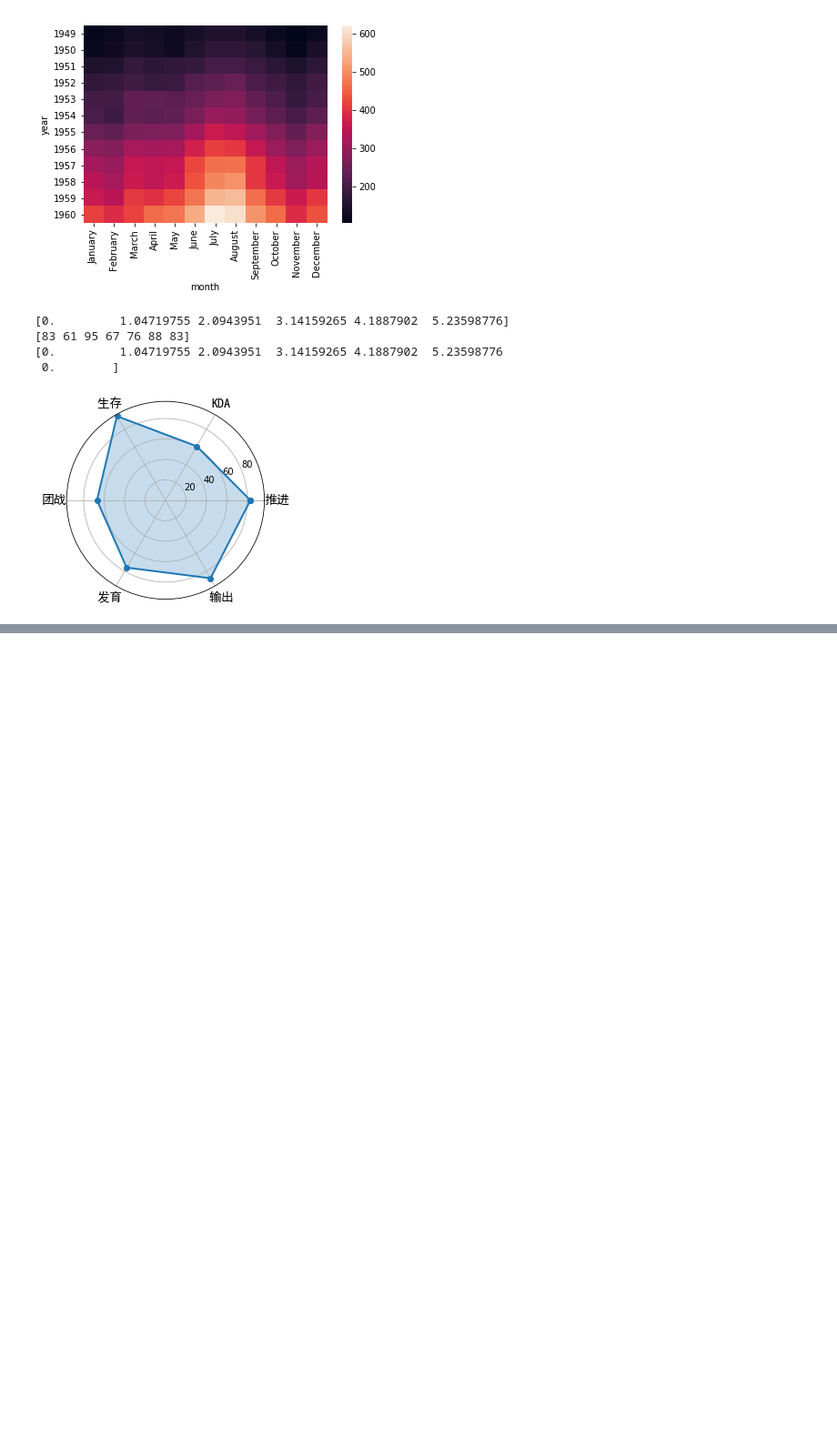
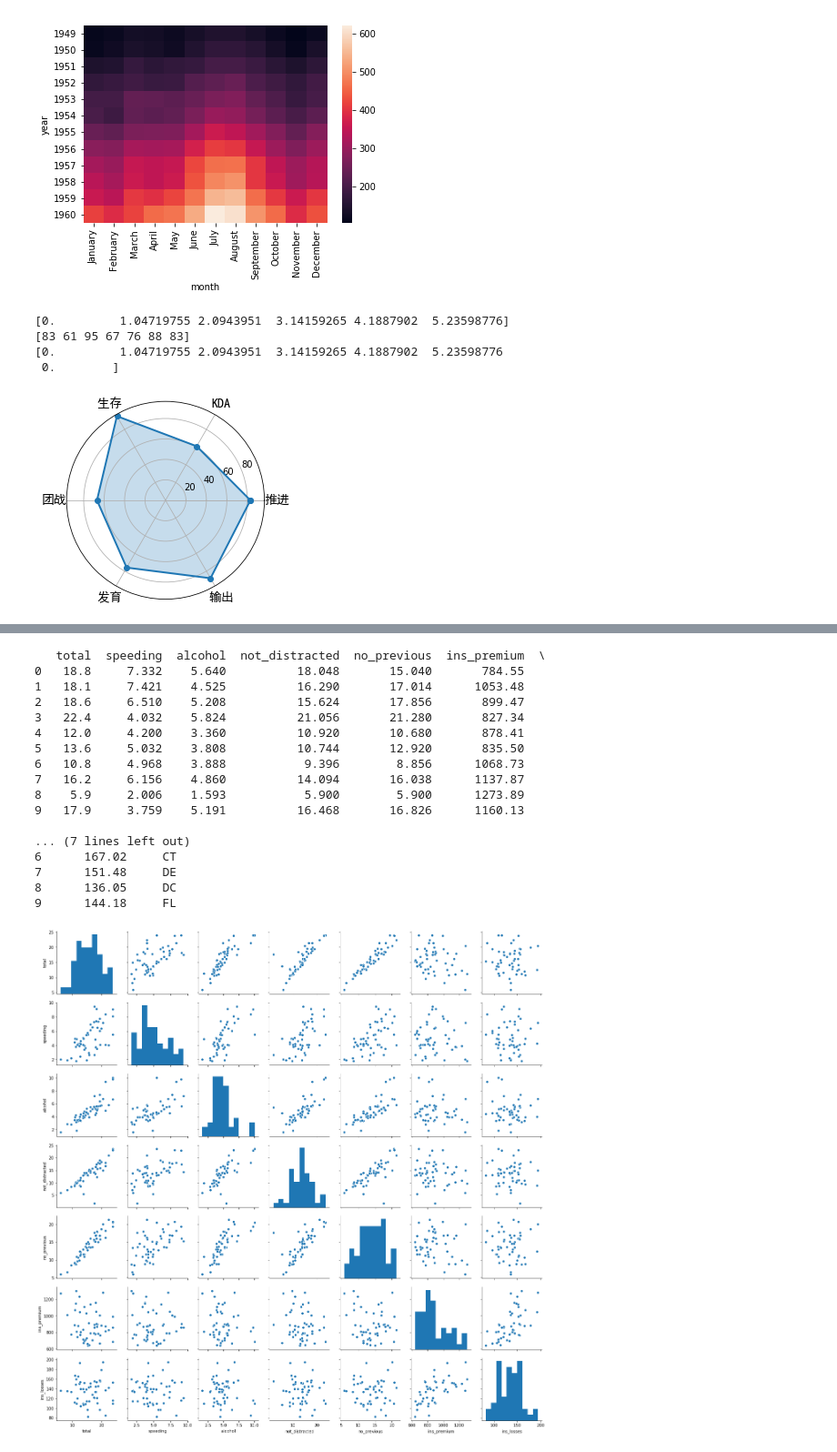
Before and after one commit to leledada/jupyter, a Jupyter notebook: matplotlibDemo.ipynb, the cells around one changed output, grey strips where cells are left out. Shown: that part at 91% size. Drawn from its saved outputs; the diff is of its cells as text; code cells hidden in the pictures; blank space fills up the shorter version.

```diff
--- a/matplotlibDemo.ipynb
+++ b/matplotlibDemo.ipynb
@@ -254,0 +341,41 @@ plt.show()
+# %%
+import matplotlib.pyplot as plt
+import seaborn as sns
+# 数据准备
+
+# 数据准备
+data = sns.load_dataset('car_crashes')
+print(data.head(10))
+
+# 用 seaborn 探索成对关系
+sns.pairplot(data)
+
+# 用 seaborn 画散点图
+sns.jointplot(x='total', y='speeding', data=data, kind='scatter')
+
+# 用 seaborn 画核密度图
+sns.jointplot(x='total', y='speeding', data=data, kind='kde')
+
+# 用 seaborn 画 Hexbin 图
+sns.jointplot(x='total', y='speeding', data=data, kind='hex')
+
+plt.show()
+# %% [output]
+   total  speeding  alcohol  not_distracted  no_previous  ins_premium  \
+0   18.8     7.332    5.640          18.048       15.040       784.55
+1   18.1     7.421    4.525          16.290       17.014      1053.48
+2   18.6     6.510    5.208          15.624       17.856       899.47
+3   22.4     4.032    5.824          21.056       21.280       827.34
+4   12.0     4.200    3.360          10.920       10.680       878.41
+5   13.6     5.032    3.808          10.744       12.920       835.50
+6   10.8     4.968    3.888           9.396        8.856      1068.73
+7   16.2     6.156    4.860          14.094       16.038      1137.87
+8    5.9     2.006    1.593           5.900        5.900      1273.89
+9   17.9     3.759    5.191          16.468       16.826      1160.13
+
+... (7 lines left out)
+6      167.02     CT
+7      151.48     DE
+8      136.05     DC
+9      144.18     FL
+[figure, added]
```
Also changed, not shown: parts of 6 cells of this notebook.
